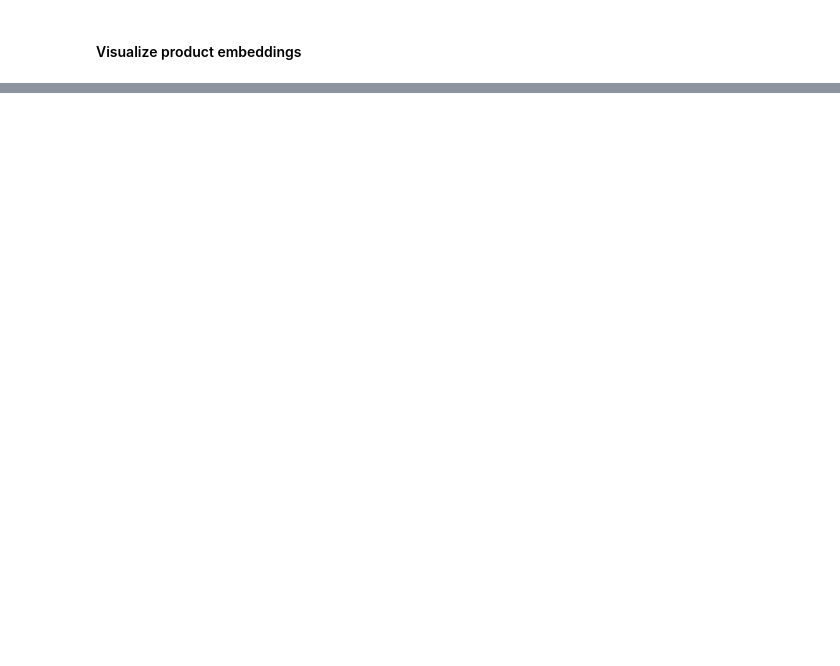
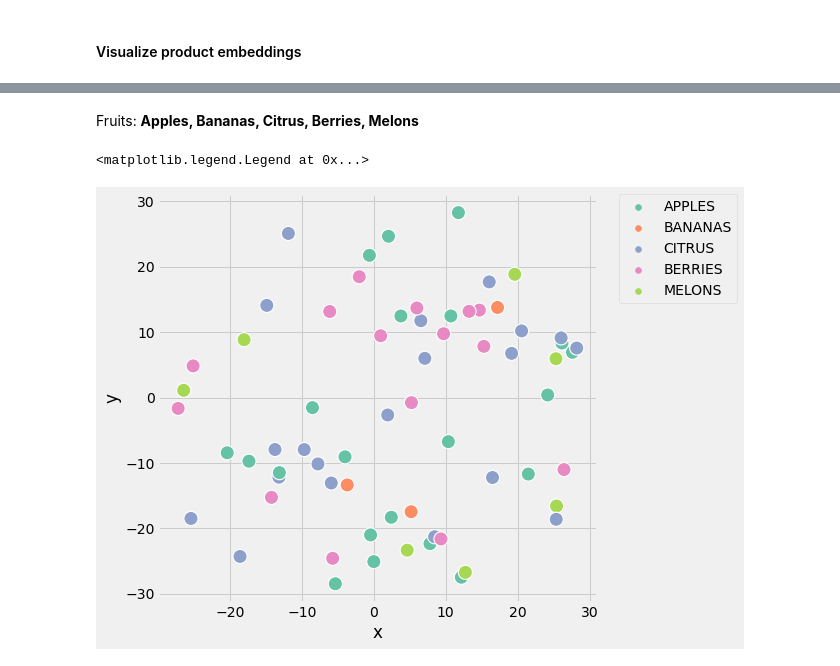
Before and after one commit to bridgecrew-perf6/ml-deployment-coe, a Jupyter notebook: projects/embedding_example/algorithm/Recommendation System.ipynb, the cells around one changed output, grey strips where cells are left out. Cells and saved outputs as stored; diff of their text form; code cells hidden in the pictures; blank space fills up the shorter version.

```diff
--- a/projects/embedding_example/algorithm/Recommendation System.ipynb
+++ b/projects/embedding_example/algorithm/Recommendation System.ipynb
@@ -512,0 +520,12 @@ scatter
+# %% [markdown]
+Fruits: **Apples, Bananas, Citrus, Berries, Melons**
+# %%
+cat2 = ["BERRIES", "CITRUS", "APPLES", "BANANAS", "MELONS"]
+d2 = product[product["category_desc_level_2"].apply(lambda x: x in cat2)].rename({"category_desc_level_2": "category"}, axis = 1)
+
+plt.figure(figsize = (7, 7))
+sns.scatterplot(data = d2, x = "x", y = "y", hue = "category", palette = "Set2", s = 200)
+plt.legend(bbox_to_anchor=(1.05, 1), loc=2, borderaxespad=0.)
+# %% [output]
+<matplotlib.legend.Legend at 0x...>
+[figure, added]
```
Also changed, not shown: parts of 13 cells of this notebook.
